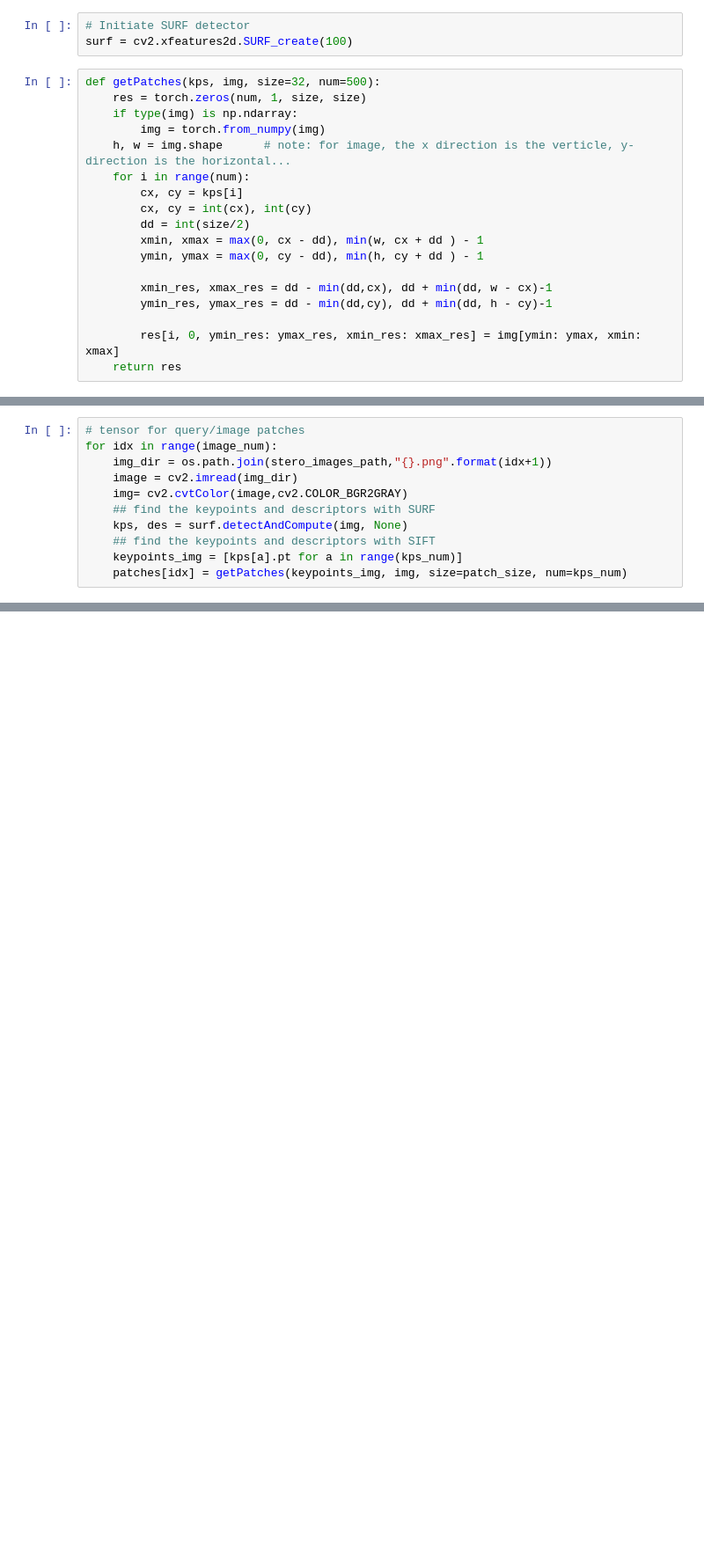
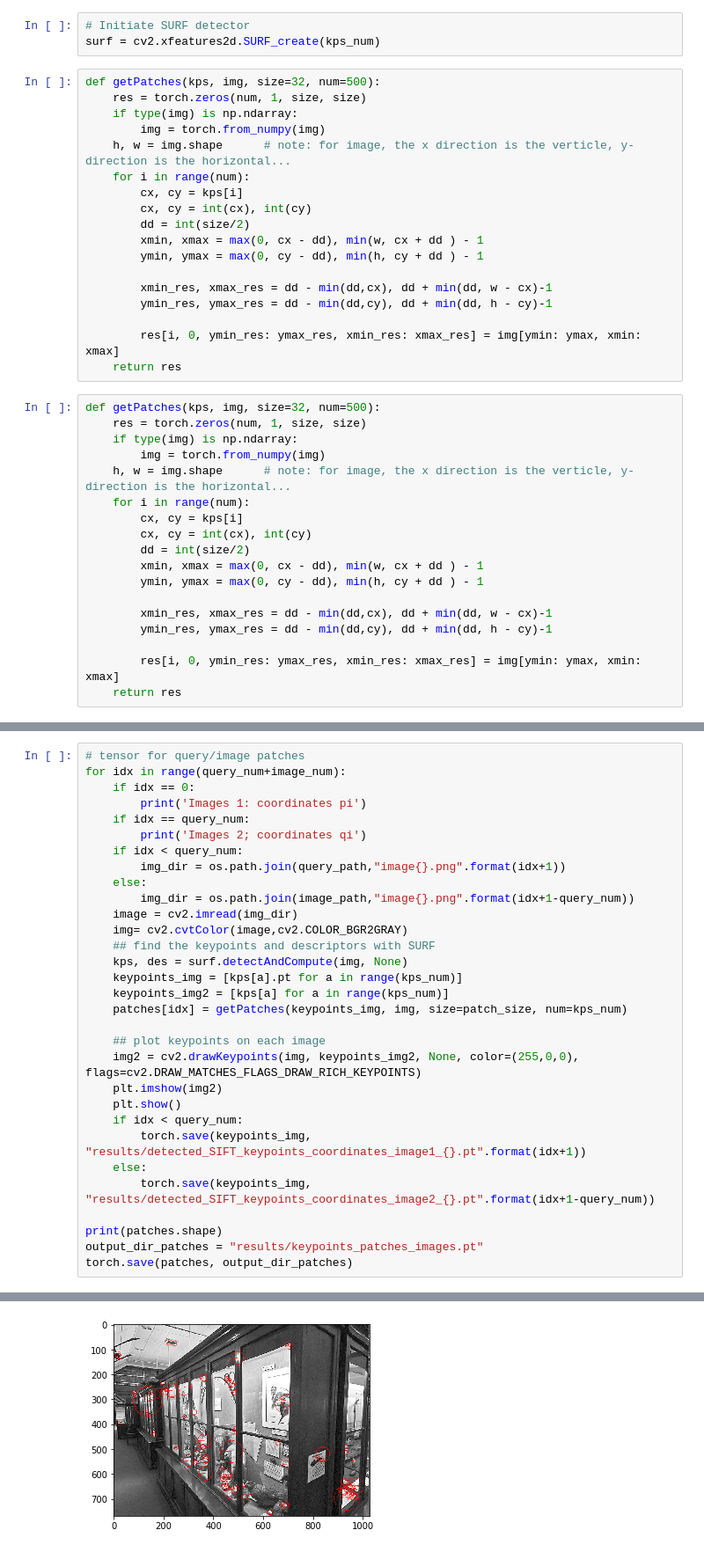
Before and after one commit to MargauxMasson/StereoPair_Matching, a Jupyter notebook: HW2_part1_get_des.ipynb, the cells around one changed output, grey strips where cells are left out. Shown at 88% size. Drawn from its saved outputs; the diff is of its cells as text; blank space fills up the shorter version.

```diff
--- a/HW2_part1_get_des.ipynb
+++ b/HW2_part1_get_des.ipynb
@@ -56,6 +61,6 @@ patches = torch.zeros(image_num, kps_num,1, 32, 32)
 # %%
 # Initiate SURF detector
-surf = cv2.xfeatures2d.SURF_create(100)
+surf = cv2.xfeatures2d.SURF_create(kps_num)
 # %%
 def getPatches(kps, img, size=32, num=500):
     res = torch.zeros(num, 1, size, size)
@@ -74,3 +79,21 @@ def getPatches(kps, img, size=32, num=500):
 
         res[i, 0, ymin_res: ymax_res, xmin_res: xmax_res] = img[ymin: ymax, xmin: xmax]
     return res
+# %%
+def getPatches(kps, img, size=32, num=500):
+    res = torch.zeros(num, 1, size, size)
+    if type(img) is np.ndarray:
+        img = torch.from_numpy(img)
+    h, w = img.shape      # note: for image, the x direction is the verticle, y-direction is the horizontal...
+    for i in range(num):
+        cx, cy = kps[i]
+        cx, cy = int(cx), int(cy)
+        dd = int(size/2)
+        xmin, xmax = max(0, cx - dd), min(w, cx + dd ) - 1
+        ymin, ymax = max(0, cy - dd), min(h, cy + dd ) - 1
+
+        xmin_res, xmax_res = dd - min(dd,cx), dd + min(dd, w - cx)-1
+        ymin_res, ymax_res = dd - min(dd,cy), dd + min(dd, h - cy)-1
+
+        res[i, 0, ymin_res: ymax_res, xmin_res: xmax_res] = img[ymin: ymax, xmin: xmax]
+    return res
@@ -77,11 +102,32 @@ def getPatches(kps, img, size=32, num=500):
 # %%
 # tensor for query/image patches
-for idx in range(image_num):
-    img_dir = os.path.join(stero_images_path,"{}.png".format(idx+1))
+for idx in range(query_num+image_num):
+    if idx == 0:
+        print('Images 1: coordinates pi')
+    if idx == query_num:
+        print('Images 2; coordinates qi')
+    if idx < query_num:
+        img_dir = os.path.join(query_path,"image{}.png".format(idx+1))
+    else:
+        img_dir = os.path.join(image_path,"image{}.png".format(idx+1-query_num))
     image = cv2.imread(img_dir)
     img= cv2.cvtColor(image,cv2.COLOR_BGR2GRAY)
     ## find the keypoints and descriptors with SURF
     kps, des = surf.detectAndCompute(img, None)
-    ## find the keypoints and descriptors with SIFT
     keypoints_img = [kps[a].pt for a in range(kps_num)]
+    keypoints_img2 = [kps[a] for a in range(kps_num)]
     patches[idx] = getPatches(keypoints_img, img, size=patch_size, num=kps_num)
+
+    ## plot keypoints on each image
+    img2 = cv2.drawKeypoints(img, keypoints_img2, None, color=(255,0,0), flags=cv2.DRAW_MATCHES_FLAGS_DRAW_RICH_KEYPOINTS)
+    plt.imshow(img2)
+    plt.show()
+    if idx < query_num:
+        torch.save(keypoints_img, "results/detected_SIFT_keypoints_coordinates_image1_{}.pt".format(idx+1))
+    else:
+        torch.save(keypoints_img, "results/detected_SIFT_keypoints_coordinates_image2_{}.pt".format(idx+1-query_num))
+
+print(patches.shape)
+output_dir_patches = "results/keypoints_patches_images.pt"
+torch.save(patches, output_dir_patches)
+# %% [output]
@@ -87,0 +135 @@ for idx in range(image_num):
+[figure, added]
```
Also changed, not shown: parts of 36 cells of this notebook, 44 other files.
